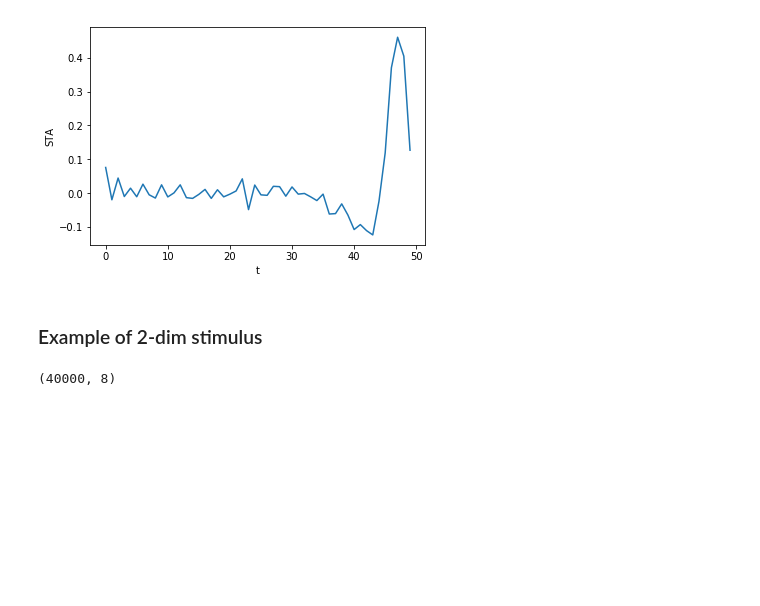
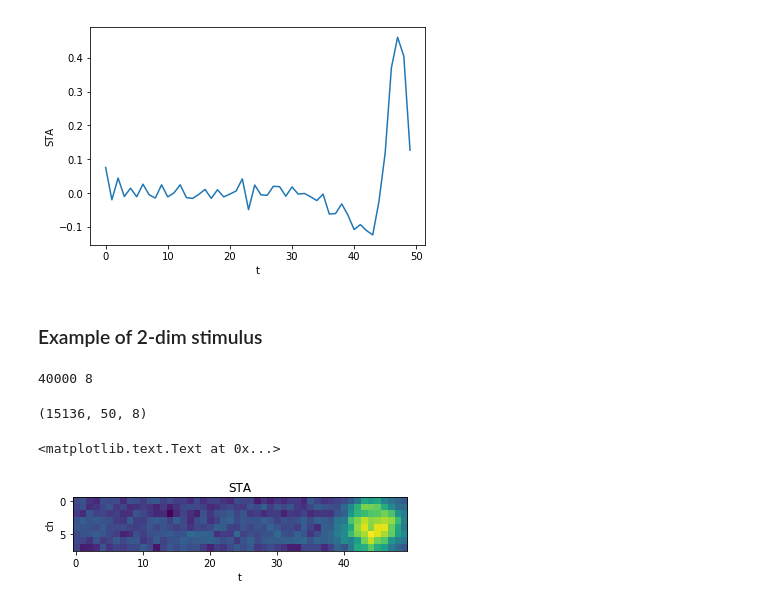
Before and after one commit to ssuai/GLM, a Jupyter notebook: STA.ipynb, the cells around one changed output. Saved outputs shown, nothing was run; the diff lists cells and outputs as text; code cells hidden in the pictures; blank space fills up the shorter version.

```diff
--- a/STA.ipynb
+++ b/STA.ipynb
@@ -64,6 +62,38 @@ stim=np.loadtxt('ex3/stim.txt')
 # load spike vector
 spike=np.loadtxt('ex3/spike.txt')
 # %%
-stim.shape  # 40000 x 8
+T, dim = stim.shape # 40000 x 8
+print(T,dim)
 # %% [output]
-(40000, 8)
+40000 8
+# %%
+## find stimulus pattern that triggers a spike
+
+# Step 1. find spike timing (in terms of index)
+spikeTime = []
+for t, sp in enumerate(spike):
+    if sp >  0 and t > W:   # keep time greater than the window size
+        #print(t)
+        spikeTime.append(t)
+#print(len(spikeTime))
+
+
+# Step 2. grap stim patterns that triggered spikes
+
+W = 50;    # window size
+
+stimTriggeredSpike = []
+for t in spikeTime:
+    stimTriggeredSpike.append(stim[t-W:t,])
+print(np.asarray(stimTriggeredSpike).shape)
+
+# calc mean across patterns to get STA
+STA = np.asarray(stimTriggeredSpike).mean(0)
+plt.imshow(STA.transpose())
+plt.xlabel('t')
+plt.ylabel('ch')
+plt.title('STA')
+# %% [output]
+(15136, 50, 8)
+<matplotlib.text.Text at 0x...>
+[figure, added]
```
Also changed, not shown: parts of 3 cells of this notebook.
